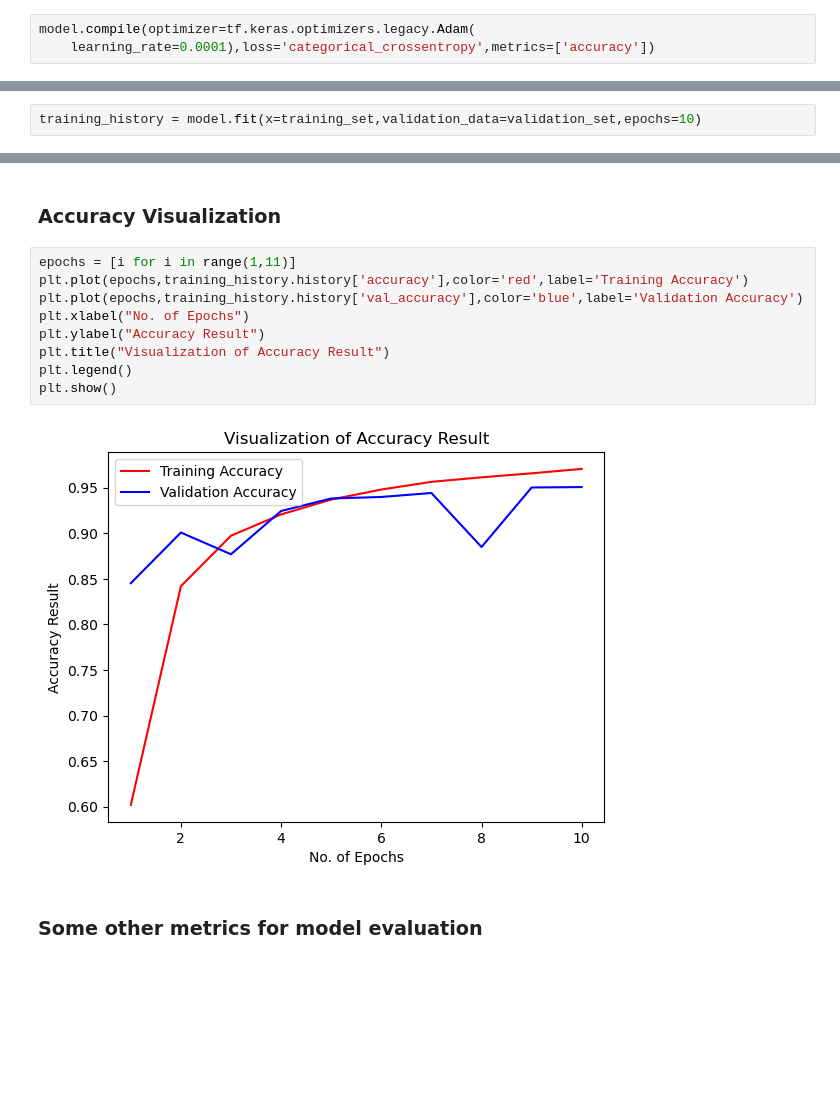
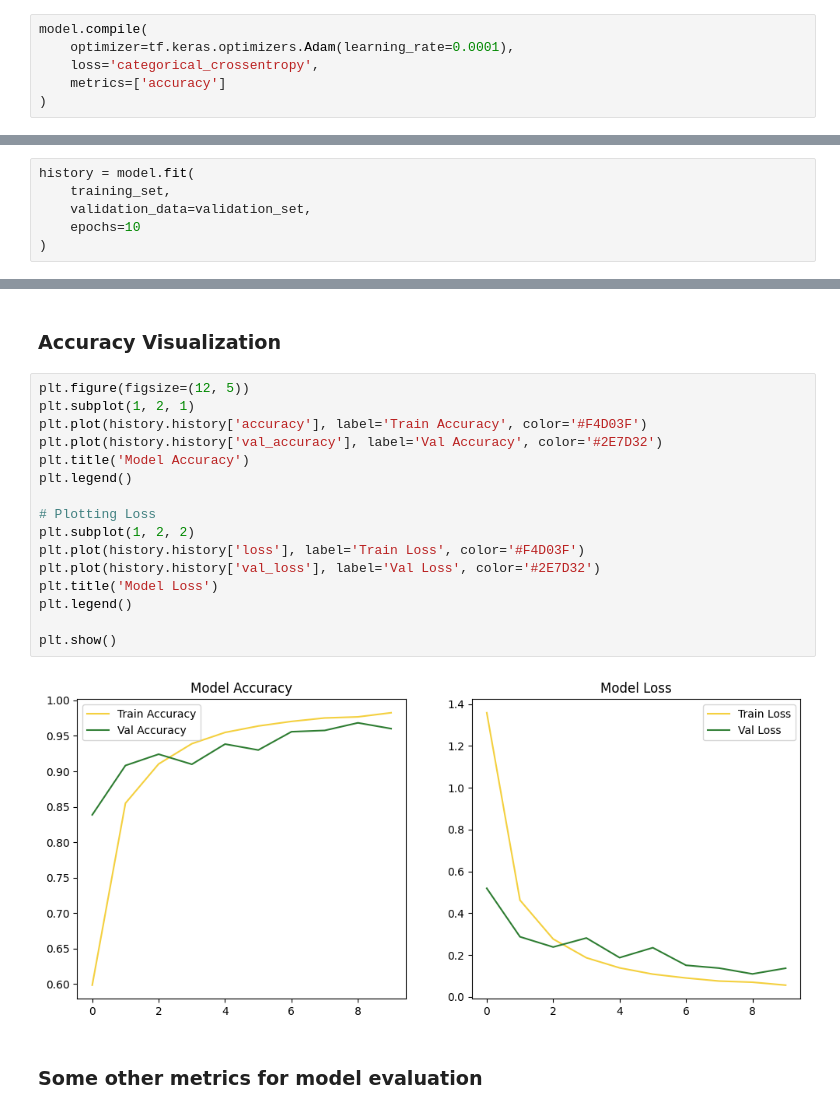
Before and after one commit to tedd12t/Plant-disease-detection-recovery-system, a Jupyter notebook: notebooks/Train_plant_disease.ipynb, the cells around one changed output, grey strips where cells are left out. Saved outputs shown, nothing was run; the diff lists cells and outputs as text; blank space fills up the shorter version.

```diff
--- a/notebooks/Train_plant_disease.ipynb
+++ b/notebooks/Train_plant_disease.ipynb
@@ -131,8 +180,11 @@ model.add(Dense(units=38,activation='softmax'))
 # %% [markdown]
 ### Compiling Model
 # %%
-model.compile(optimizer=tf.keras.optimizers.legacy.Adam(
-    learning_rate=0.0001),loss='categorical_crossentropy',metrics=['accuracy'])
+model.compile(
+    optimizer=tf.keras.optimizers.Adam(learning_rate=0.0001),
+    loss='categorical_crossentropy',
+    metrics=['accuracy']
+)
 # %%
 model.summary()
 # %% [output]
@@ -156,6 +212,10 @@ _________________________________________________________________
 # %% [markdown]
 ### Model Training
 # %%
-training_history = model.fit(x=training_set,validation_data=validation_set,epochs=10)
+history = model.fit(
+    training_set,
+    validation_data=validation_set,
+    epochs=10
+)
 # %% [output]
 Epoch 1/10
@@ -244,16 +305,23 @@ training_history.history['val_accuracy']
 # %% [markdown]
 ### Accuracy Visualization
 # %%
-epochs = [i for i in range(1,11)]
-plt.plot(epochs,training_history.history['accuracy'],color='red',label='Training Accuracy')
-plt.plot(epochs,training_history.history['val_accuracy'],color='blue',label='Validation Accuracy')
-plt.xlabel("No. of Epochs")
-plt.ylabel("Accuracy Result")
-plt.title("Visualization of Accuracy Result")
+plt.figure(figsize=(12, 5))
+plt.subplot(1, 2, 1)
+plt.plot(history.history['accuracy'], label='Train Accuracy', color='#F4D03F')
+plt.plot(history.history['val_accuracy'], label='Val Accuracy', color='#2E7D32')
+plt.title('Model Accuracy')
 plt.legend()
+
+# Plotting Loss
+plt.subplot(1, 2, 2)
+plt.plot(history.history['loss'], label='Train Loss', color='#F4D03F')
+plt.plot(history.history['val_loss'], label='Val Loss', color='#2E7D32')
+plt.title('Model Loss')
+plt.legend()
+
 plt.show()
 # %% [output]
-[figure, old version]
+[figure, new version]
 # %% [markdown]
 ### Some other metrics for model evaluation
 # %%
```
Also changed, not shown: parts of 24 cells of this notebook.
